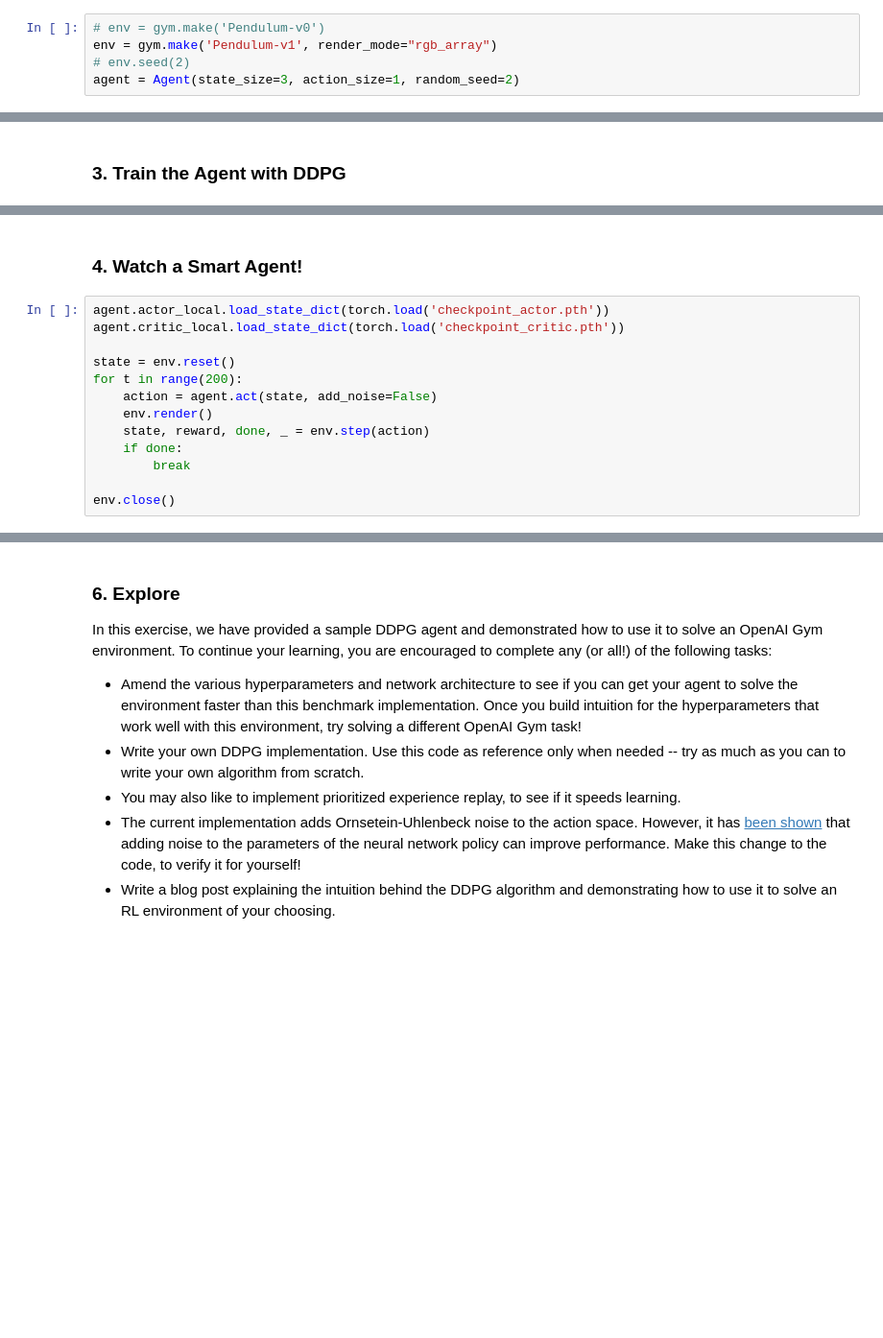
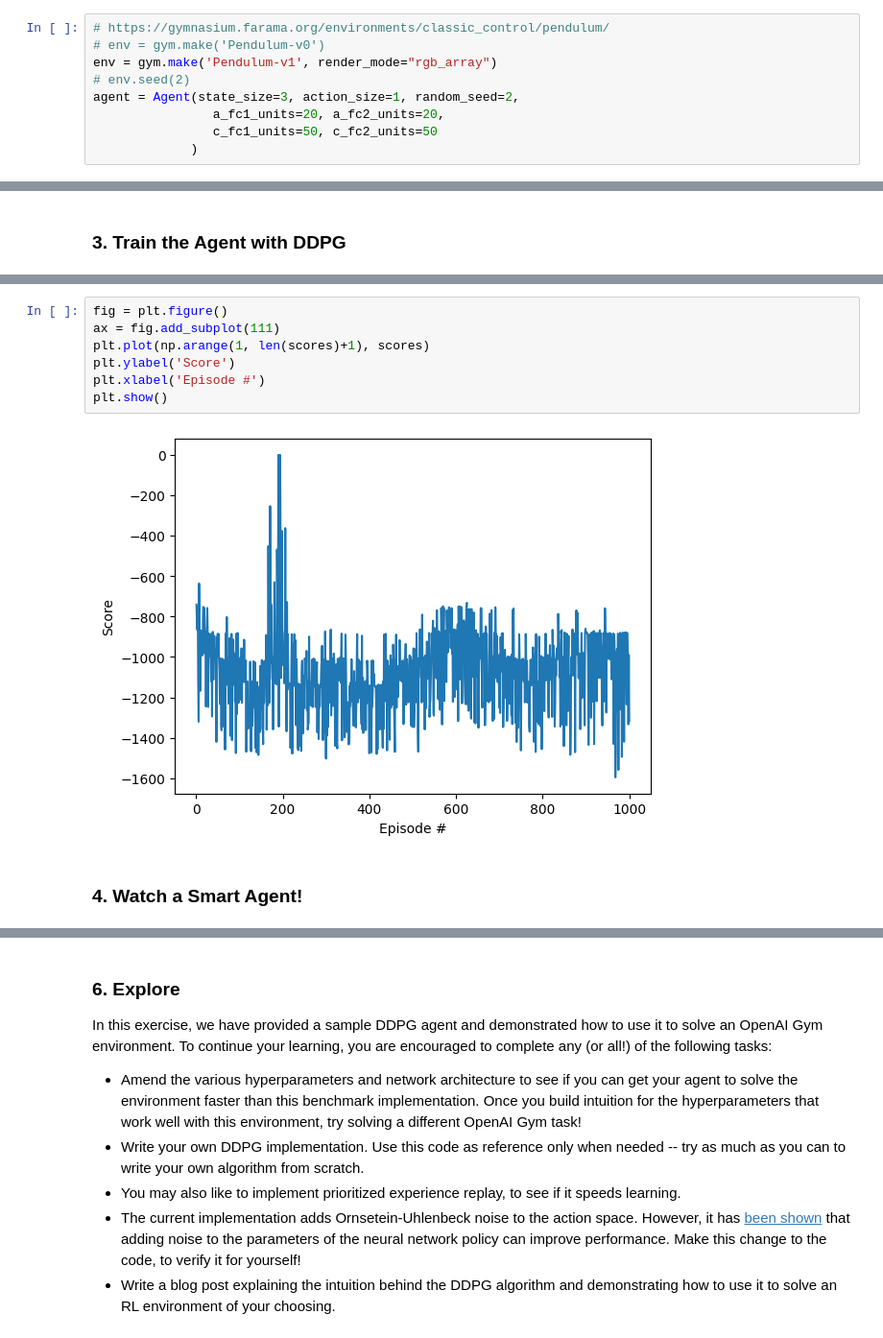
Before and after one commit to jwaltner/ddpg-pendulum, a Jupyter notebook: DDPG.ipynb, the cells around one changed output, grey strips where cells are left out. Shown: that part at 96% size. Cells and saved outputs as stored; diff of their text form; blank space fills up the shorter version.

```diff
--- a/DDPG.ipynb
+++ b/DDPG.ipynb
@@ -20,7 +20,11 @@ from ddpg_agent import Agent
 # %% [markdown]
 ### 2. Instantiate the Environment and Agent
 # %%
+# https://gymnasium.farama.org/environments/classic_control/pendulum/
 # env = gym.make('Pendulum-v0')
 env = gym.make('Pendulum-v1', render_mode="rgb_array")
 # env.seed(2)
-agent = Agent(state_size=3, action_size=1, random_seed=2)
+agent = Agent(state_size=3, action_size=1, random_seed=2,
+                a_fc1_units=20, a_fc2_units=20,
+                c_fc1_units=50, c_fc2_units=50
+             )
@@ -75,15 +94,11 @@ Episode 484     Average Score: -889.226
+# %%
+fig = plt.figure()
+ax = fig.add_subplot(111)
+plt.plot(np.arange(1, len(scores)+1), scores)
+plt.ylabel('Score')
+plt.xlabel('Episode #')
+plt.show()
+# %% [output]
+[figure, added]
 # %% [markdown]
 ### 4. Watch a Smart Agent!
-# %%
-agent.actor_local.load_state_dict(torch.load('checkpoint_actor.pth'))
-agent.critic_local.load_state_dict(torch.load('checkpoint_critic.pth'))
-
-state = env.reset()
-for t in range(200):
-    action = agent.act(state, add_noise=False)
-    env.render()
-    state, reward, done, _ = env.step(action)
-    if done:
-        break
-
-env.close()
```
Also changed, not shown: parts of 9 cells of this notebook, 9 other files.
